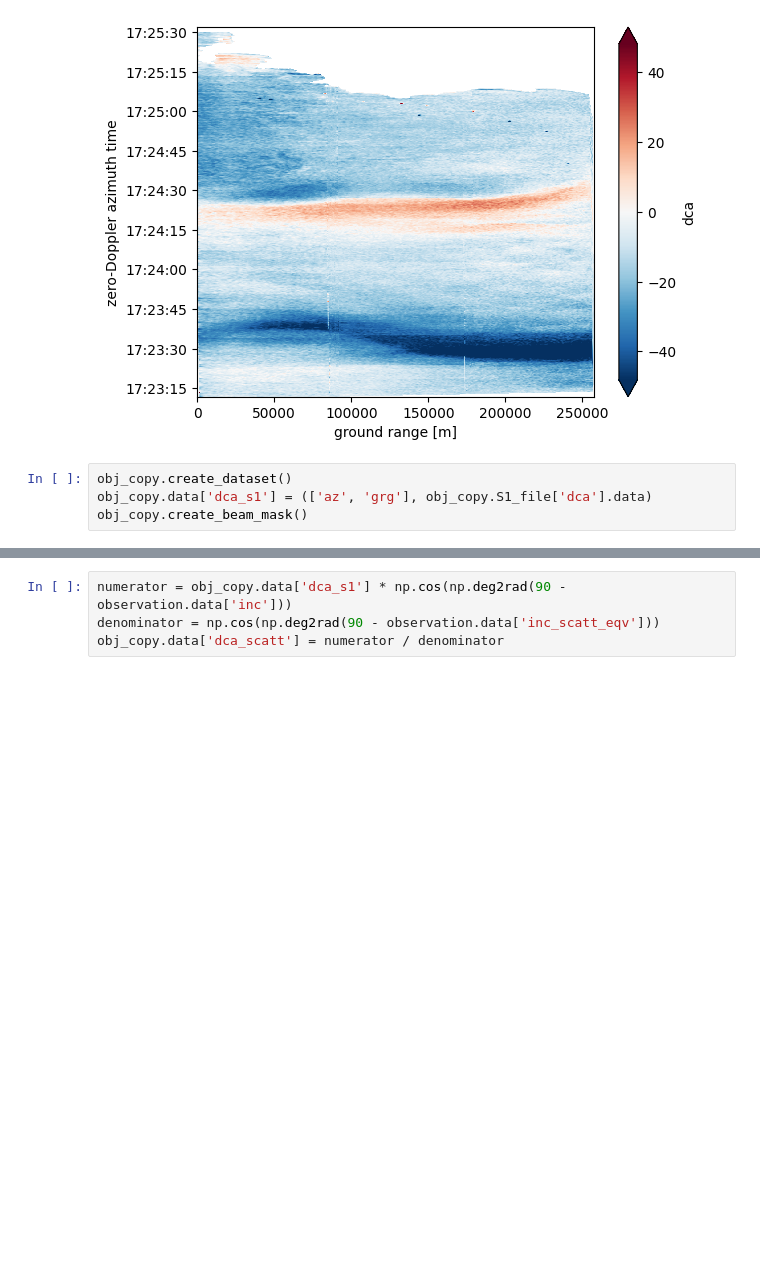
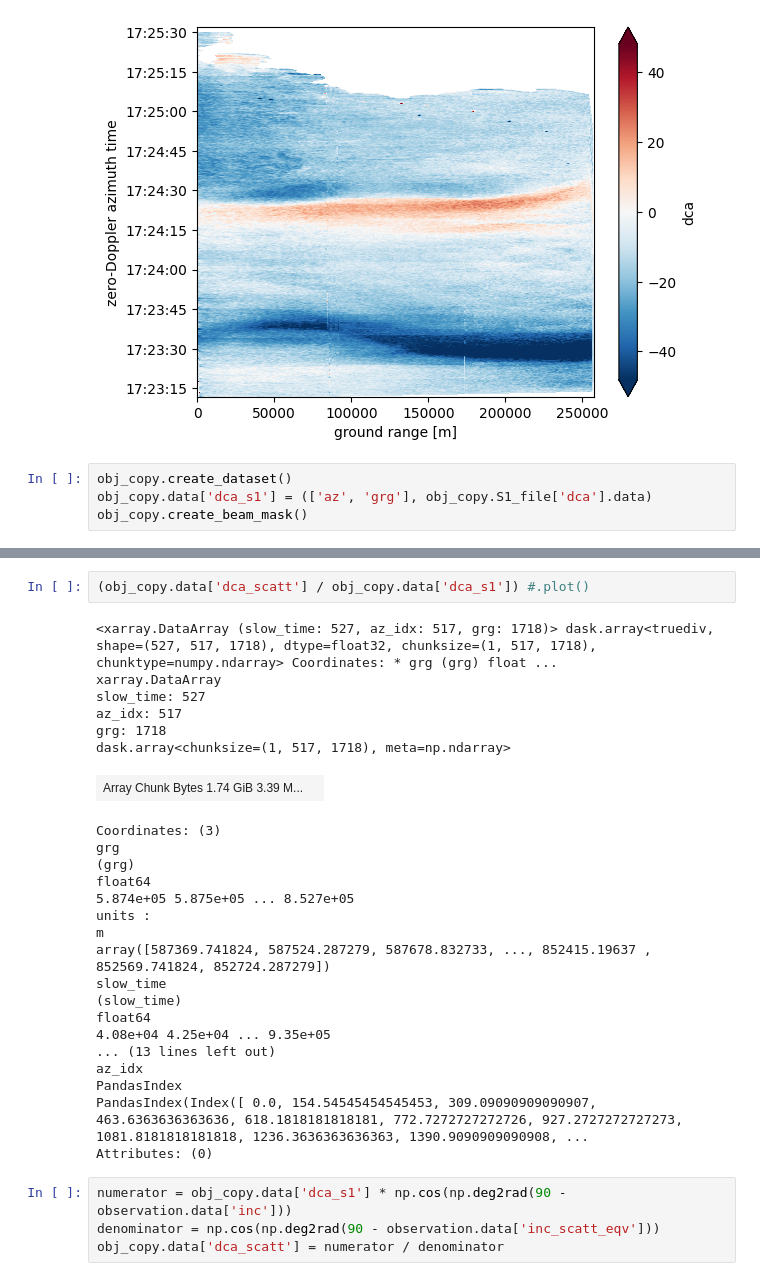
Before and after one commit to owenodriscoll/DopSCA_leakage, a Jupyter notebook: Sentinel1_analyses/add_dca_sentinel1.ipynb, the cells around one changed output, grey strips where cells are left out. Saved outputs shown, nothing was run; the diff lists cells and outputs as text; blank space fills up the shorter version.

```diff
--- a/Sentinel1_analyses/add_dca_sentinel1.ipynb
+++ b/Sentinel1_analyses/add_dca_sentinel1.ipynb
@@ -110,6 +131,33 @@ where $a$ is the elevation angle of the scatterometer and $b$ that of Sentinel-1
  \begin{equation}
     \theta_{\mathrm{elevation}} = 90 - \theta_{\mathrm{incidence}}
  \end{equation}
+# %%
+(obj_copy.data['dca_scatt'] / obj_copy.data['dca_s1']) #.plot()
+# %% [output]
+<xarray.DataArray (slow_time: 527, az_idx: 517, grg: 1718)> dask.array<truediv, shape=(527, 517, 1718), dtype=float32, chunksize=(1, 517, 1718), chunktype=numpy.ndarray> Coordinates: * grg (grg) float ...
+xarray.DataArray
+slow_time: 527
+az_idx: 517
+grg: 1718
+dask.array<chunksize=(1, 517, 1718), meta=np.ndarray>
+| Array Chunk Bytes 1.74 GiB 3.39 M... |  |
+Coordinates: (3)
+grg
+(grg)
+float64
+5.874e+05 5.875e+05 ... 8.527e+05
+units :
+m
+array([587369.741824, 587524.287279, 587678.832733, ..., 852415.19637 , 852569.741824, 852724.287279])
+slow_time
+(slow_time)
+float64
+4.08e+04 4.25e+04 ... 9.35e+05
+... (13 lines left out)
+az_idx
+PandasIndex
+PandasIndex(Index([ 0.0, 154.54545454545453, 309.09090909090907, 463.6363636363636, 618.1818181818181, 772.7272727272726, 927.2727272727273, 1081.8181818181818, 1236.3636363636363, 1390.9090909090908, ...
+Attributes: (0)
 # %%
 numerator = obj_copy.data['dca_s1'] * np.cos(np.deg2rad(90 - observation.data['inc']))
 denominator = np.cos(np.deg2rad(90 - observation.data['inc_scatt_eqv']))
```
Also changed, not shown: parts of 8 cells of this notebook, 2 other files.
